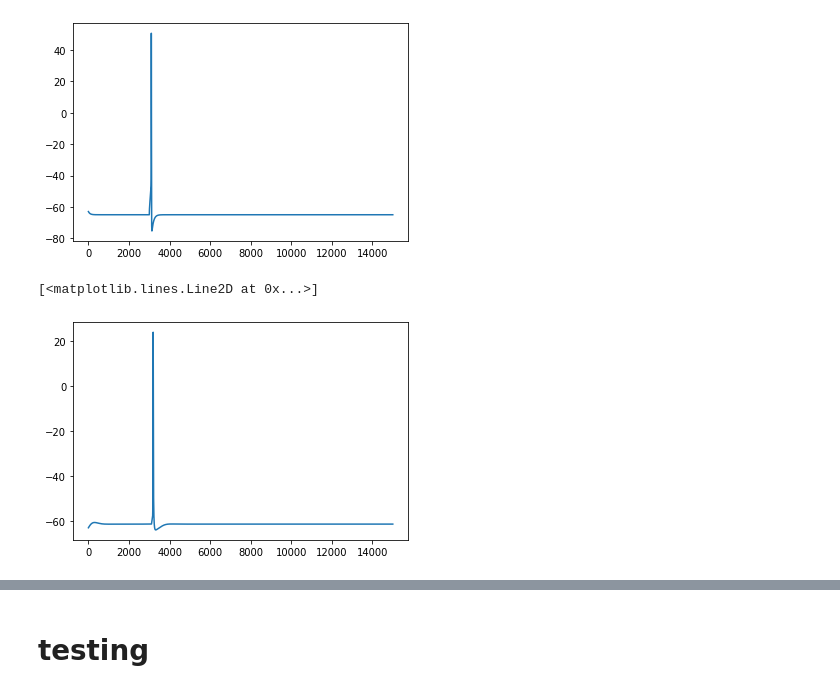
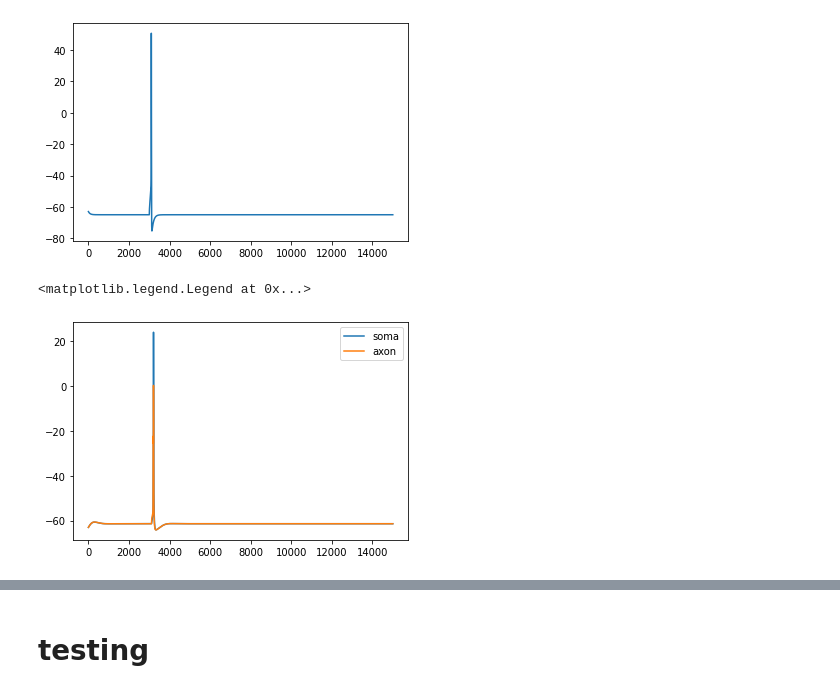
Before and after one commit to ddopp4877/CA1_model, a Jupyter notebook: ch2pyrtesting.ipynb, the cells around one changed output, grey strips where cells are left out. Drawn from its saved outputs; the diff is of its cells as text; code cells hidden in the pictures.

Commit message:
pyr templ updated, evoked Pyr frm 1 Chn

```diff
--- a/ch2pyrtesting.ipynb
+++ b/ch2pyrtesting.ipynb
@@ -21,7 +21,8 @@ for item in fileList:
     h.load_file(os.path.join("biophys_components/templates/",item))
 callNames = ["h." + fileList[i].split('_')[1].split('.')[0] + "()" for i in range(len(fileList))]
 callNames.sort()
+
 for i in range(len(callNames)):
     myCell = eval(callNames[i])
-    for sec in h.allsec(myCell):
-        print(sec)
+#    for sec in h.allsec(myCell):
+#        print(sec)
@@ -135,0 +125,6 @@ from bmtk.simulator.bionet.pyfunction_cache import add_synapse_model
+# %%
+h.load_file('stdrun.hoc')
+#h.nrn_load_dll(os.path.join("biophys_components","mechanisms","modfiles","nrnmech.dll"))
+h.nrn_load_dll(os.path.join("biophys_components","mechanisms","modfiles","x86_64",".libs","libnrnmech.so"))
+h.load_file(os.path.join("biophys_components/templates/",'class_pyramidalcell.hoc'))
+h.load_file(os.path.join("biophys_components/templates/",'class_axoaxoniccell.hoc'))
@@ -143,6 +140,7 @@ iclamp.dur = 10
 iclamp.amp = 400/1000
 
 vPyr = h.Vector().record(Pyr.soma[0](0.5)._ref_v)
+vPyrAxon = h.Vector().record(Pyr.axon[6](0.5)._ref_v)
 vAAC = h.Vector().record(AAC.soma[0](0.5)._ref_v)
 
 syn = h.chn2pyr(Pyr.axon[6](0.5))
@@ -163,10 +161,12 @@ plt.plot(vAAC)
 [<matplotlib.lines.Line2D at 0x...>]
 [figure]
 # %%
-plt.plot(vPyr)
+plt.plot(vPyr,label = 'soma')
+plt.plot(vPyrAxon,label='axon')
+plt.legend()
 # %% [output]
-[<matplotlib.lines.Line2D at 0x...>]
+<matplotlib.legend.Legend at 0x...>
-[figure, old version]
+[figure, new version]
 # %%
 plt.plot(isyn)
 plt.xlim([3000,3400])
```
Also changed, not shown: parts of 20 cells of this notebook, 5 other files.
